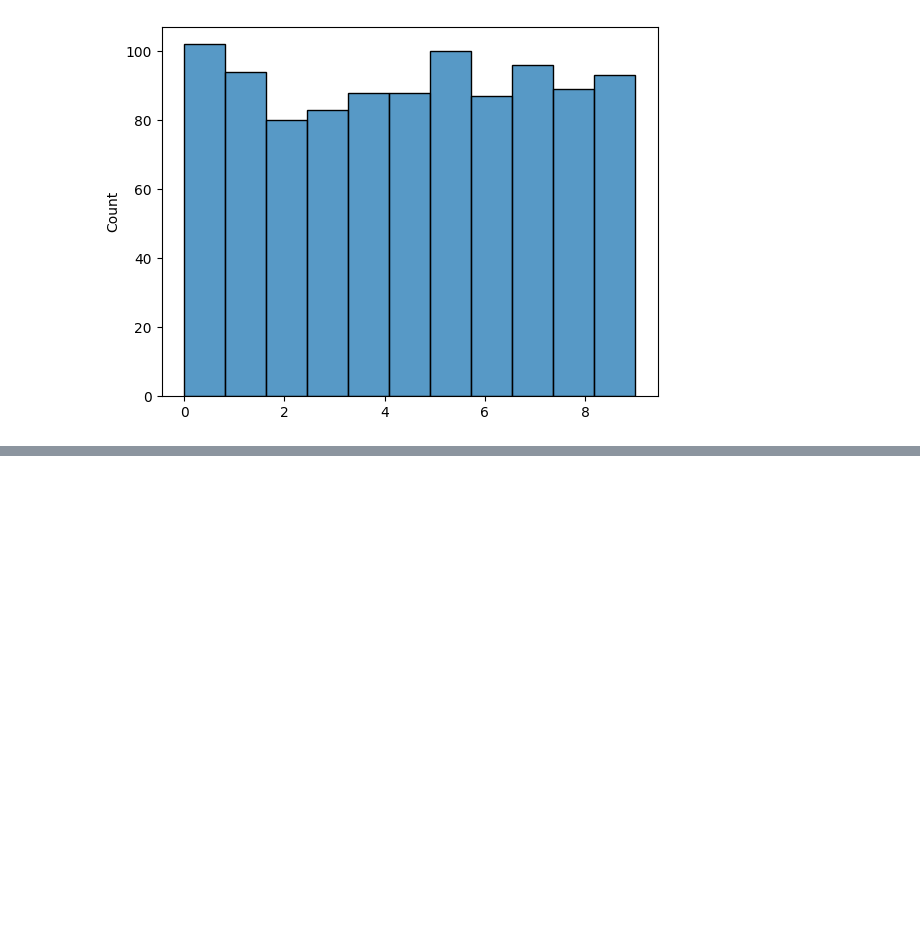
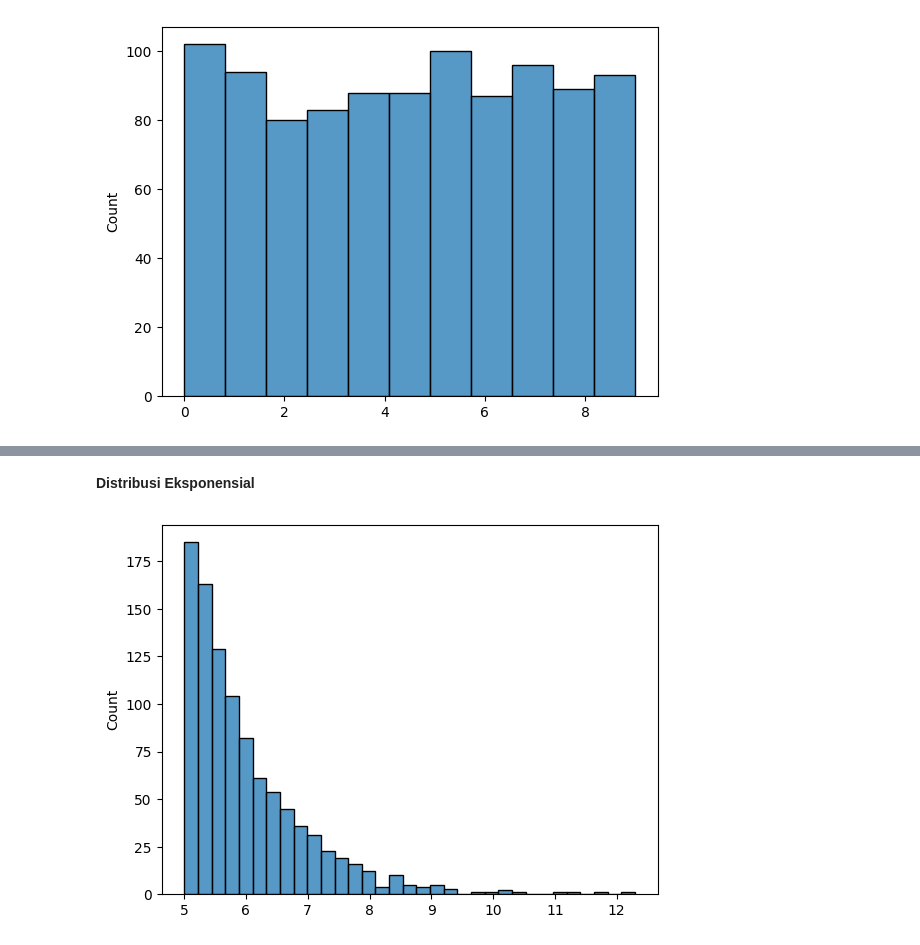
Before and after one commit to Aldistwn29/data-science-newbe, a Jupyter notebook: Probability.ipynb, the cells around one changed output, grey strips where cells are left out. Saved outputs shown, nothing was run; the diff lists cells and outputs as text; code cells hidden in the pictures; blank space fills up the shorter version.

```diff
--- a/Probability.ipynb
+++ b/Probability.ipynb
@@ -117,0 +130,12 @@ plt.show()
+# %% [markdown]
+**Distribusi Eksponensial**
+# %%
+from scipy.stats import expon
+
+data_tunggu = expon.rvs(scale = 1, loc = 5, size= 1000)
+
+# Membuat plot
+sns.histplot(data_tunggu)
+plt.show()
+# %% [output]
+[figure, added]
```
Also changed, not shown: parts of 2 cells of this notebook.
